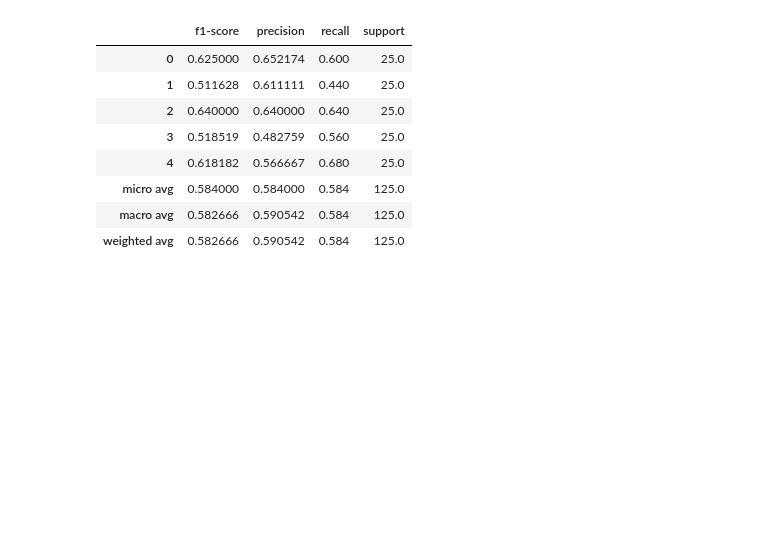
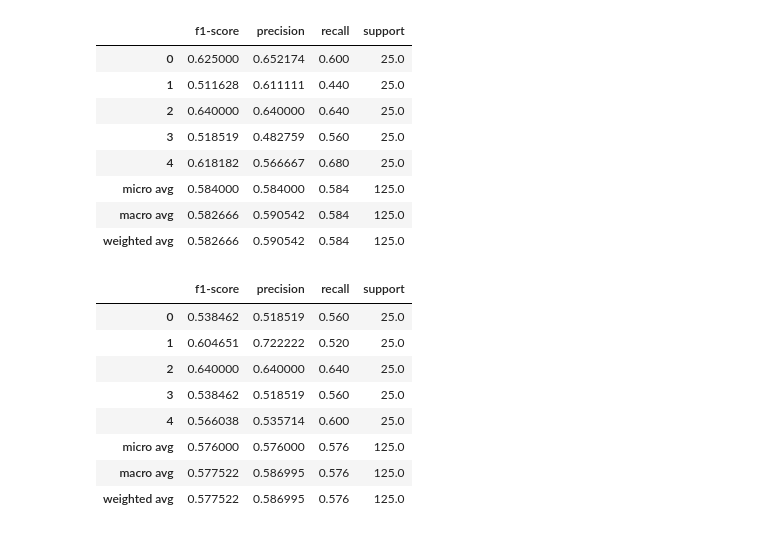
Before and after one commit to vaibhavpawar05/basic-stats, a Jupyter notebook: svm1.ipynb, the cells around one changed output. Cells and saved outputs as stored; diff of their text form; code cells hidden in the pictures; blank space fills up the shorter version.

```diff
--- a/svm1.ipynb
+++ b/svm1.ipynb
@@ -236,3 +238,14 @@ pd.DataFrame(classification_report(np.argmax(y_ts3, axis=1), y_ts_pred,
 | micro avg | 0.584000 | 0.584000 | 0.584 | 125.0 |
 | macro avg | 0.582666 | 0.590542 | 0.584 | 125.0 |
 | weighted avg | 0.582666 | 0.590542 | 0.584 | 125.0 |
+# %%
+from scipy.spatial import distance
+from scipy import stats
+def knn_with_cosine(x_tr, y_tr, rec, k=5):
+    nrecs = x_tr.shape[0]
+    distances = np.zeros((nrecs,), dtype='float32')
+    for i in range(0, nrecs):
+        distances[i] = distance.cosine(rec, x_tr[i, :])
+        rank = np.argsort(distances)
+        pred = stats.mode(y_tr[rank[0:k]]).mode[0]
+    return pred
@@ -238,0 +255,21 @@ pd.DataFrame(classification_report(np.argmax(y_ts3, axis=1), y_ts_pred,
+# %%
+def pred_knn(x_tr, y_tr, x_ts, k=5):
+    nrec_ts = x_ts.shape[0]
+    preds = np.zeros((nrec_ts,), dtype='int32')
+    for i in range(0, nrec_ts):
+        preds[i] = knn_with_cosine(x_tr, y_tr, x_ts[i, :], k=k)
+    return preds
+# %%
+y_ts_pred = pred_knn(x_tr3, y_tr3_, x_ts3, k=7)
+pd.DataFrame(classification_report(np.argmax(y_ts3, axis=1), y_ts_pred,
+             output_dict=True)).transpose()
+# %% [output]
+|  | f1-score | precision | recall | support |
+| 0 | 0.538462 | 0.518519 | 0.560 | 25.0 |
+| 1 | 0.604651 | 0.722222 | 0.520 | 25.0 |
+| 2 | 0.640000 | 0.640000 | 0.640 | 25.0 |
+| 3 | 0.538462 | 0.518519 | 0.560 | 25.0 |
+| 4 | 0.566038 | 0.535714 | 0.600 | 25.0 |
+| micro avg | 0.576000 | 0.576000 | 0.576 | 125.0 |
+| macro avg | 0.577522 | 0.586995 | 0.576 | 125.0 |
+| weighted avg | 0.577522 | 0.586995 | 0.576 | 125.0 |
```
Also changed, not shown: parts of 30 cells of this notebook, 2 other files.
